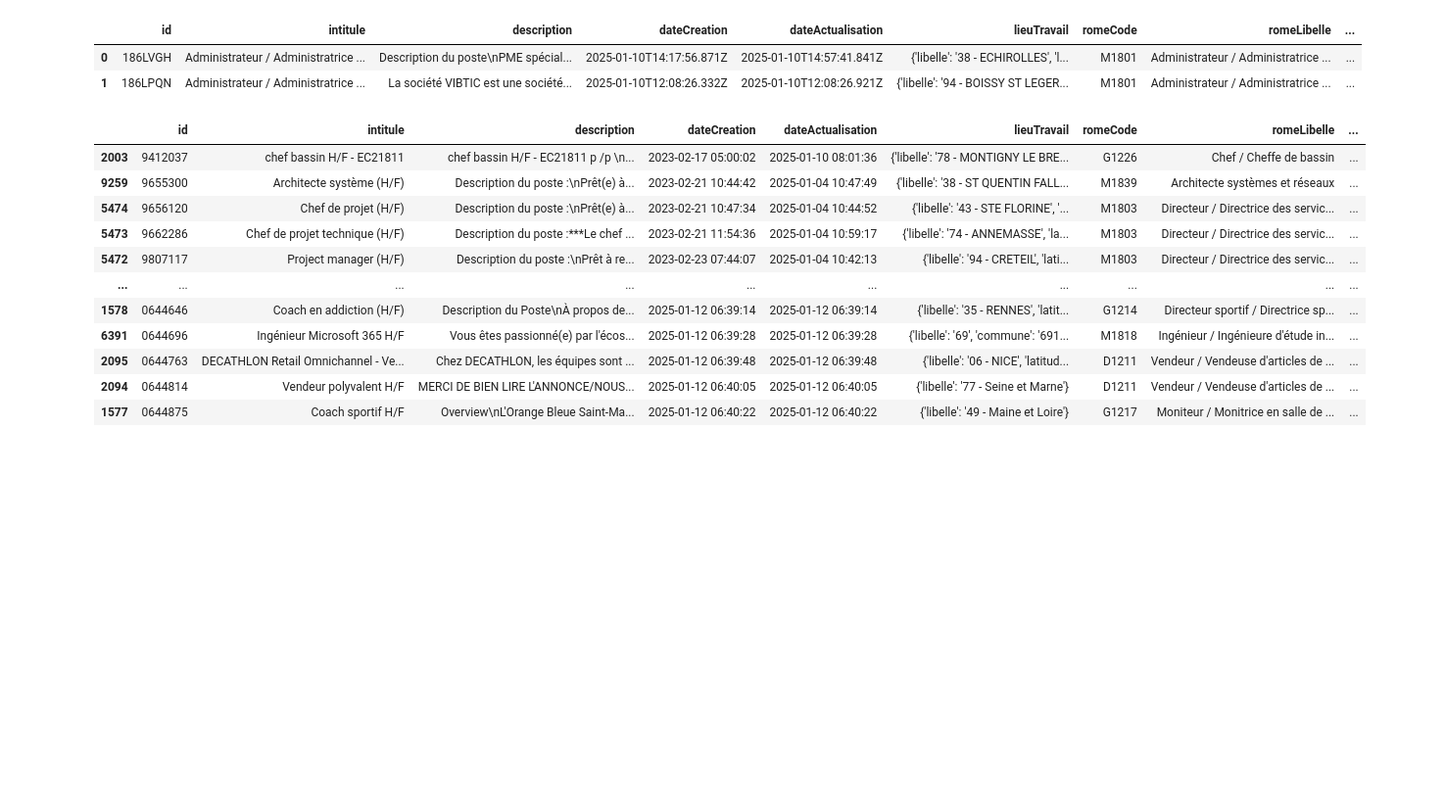
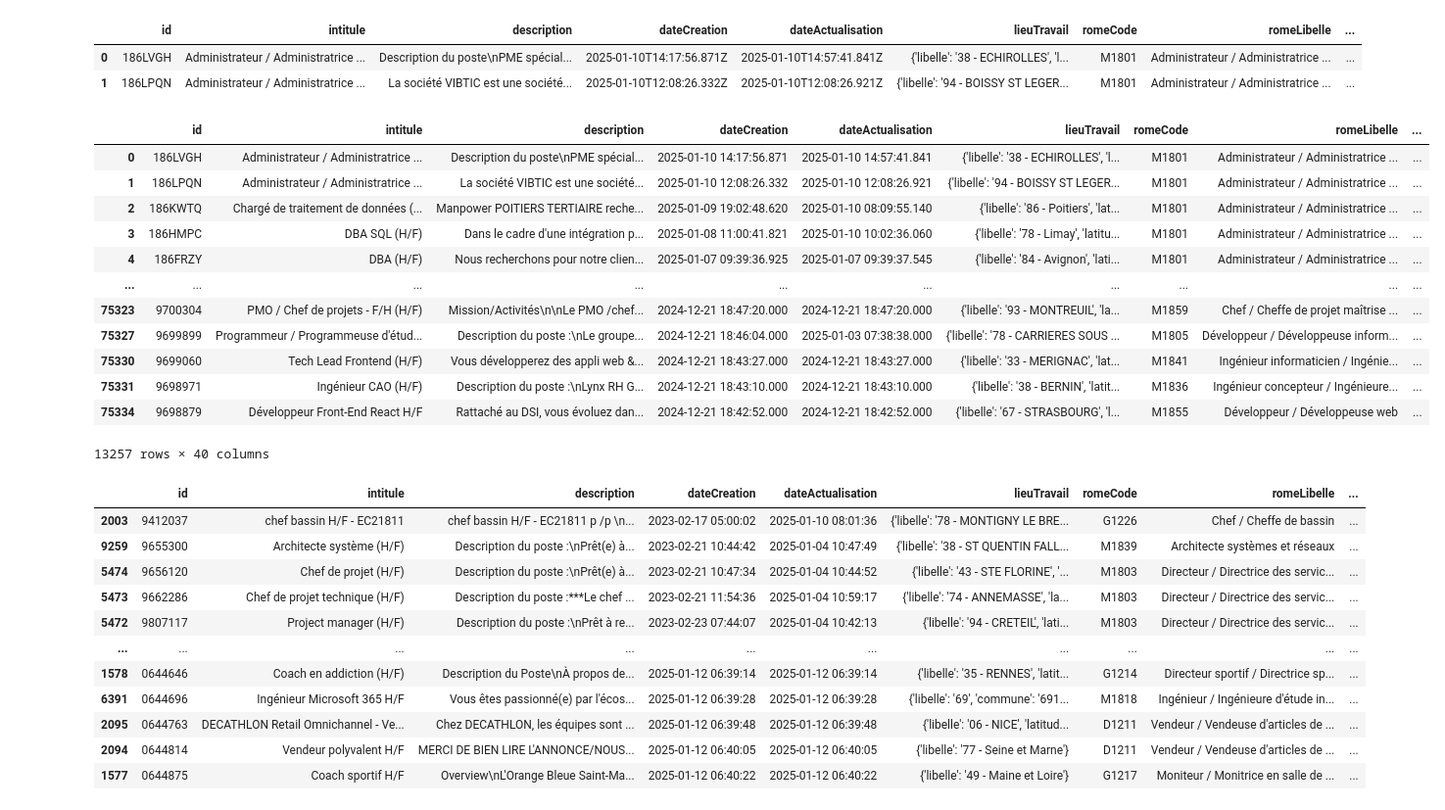
Before and after one commit to vimchun/Job-Market-in-France, a Jupyter notebook: extract/France_Travail/FT_df_playground.ipynb, the cells around one changed output. Shown: that part at 98% size. Saved outputs shown, nothing was run; the diff lists cells and outputs as text; code cells hidden in the pictures; blank space fills up the shorter version.

Commit message:
modifs mineurs : nettoyage pour la PR

```diff
--- a/extract/France_Travail/FT_df_playground.ipynb
+++ b/extract/France_Travail/FT_df_playground.ipynb
@@ -18,6 +18,22 @@ pd.options.display.max_columns = df.shape[0]  # pour pouvoir afficher toutes les
 # %%
 df["dateCreation"] = pd.to_datetime(df["dateCreation"], format="%Y-%m-%dT%H:%M:%S.%fZ")
 df["dateActualisation"] = pd.to_datetime(df["dateActualisation"], format="%Y-%m-%dT%H:%M:%S.%fZ")
+# %%
+df
+# %% [output]
+|  | id | intitule | description | dateCreation | dateActualisation | lieuTravail | romeCode | romeLibelle | ... |
+| 0 | 186LVGH | Administrateur / Administratrice ... | Description du poste\nPME spécial... | 2025-01-10 14:17:56.871 | 2025-01-10 14:57:41.841 | {'libelle': '38 - ECHIROLLES', 'l... | M1801 | Administrateur / Administratrice ... | ... |
+| 1 | 186LPQN | Administrateur / Administratrice ... | La société VIBTIC est une société... | 2025-01-10 12:08:26.332 | 2025-01-10 12:08:26.921 | {'libelle': '94 - BOISSY ST LEGER... | M1801 | Administrateur / Administratrice ... | ... |
+| 2 | 186KWTQ | Chargé de traitement de données (... | Manpower POITIERS TERTIAIRE reche... | 2025-01-09 19:02:48.620 | 2025-01-10 08:09:55.140 | {'libelle': '86 - Poitiers', 'lat... | M1801 | Administrateur / Administratrice ... | ... |
+| 3 | 186HMPC | DBA SQL (H/F) | Dans le cadre d'une intégration p... | 2025-01-08 11:00:41.821 | 2025-01-10 10:02:36.060 | {'libelle': '78 - Limay', 'latitu... | M1801 | Administrateur / Administratrice ... | ... |
+| 4 | 186FRZY | DBA (H/F) | Nous recherchons pour notre clien... | 2025-01-07 09:39:36.925 | 2025-01-07 09:39:37.545 | {'libelle': '84 - Avignon', 'lati... | M1801 | Administrateur / Administratrice ... | ... |
+| ... | ... | ... | ... | ... | ... | ... | ... | ... | ... |
+| 75323 | 9700304 | PMO / Chef de projets - F/H (H/F) | Mission/Activités\n\nLe PMO /chef... | 2024-12-21 18:47:20.000 | 2024-12-21 18:47:20.000 | {'libelle': '93 - MONTREUIL', 'la... | M1859 | Chef / Cheffe de projet maîtrise ... | ... |
+| 75327 | 9699899 | Programmeur / Programmeuse d'étud... | Description du poste :\nLe groupe... | 2024-12-21 18:46:04.000 | 2025-01-03 07:38:38.000 | {'libelle': '78 - CARRIERES SOUS ... | M1805 | Développeur / Développeuse inform... | ... |
+| 75330 | 9699060 | Tech Lead Frontend (H/F) | Vous développerez des appli web &... | 2024-12-21 18:43:27.000 | 2024-12-21 18:43:27.000 | {'libelle': '33 - MERIGNAC', 'lat... | M1841 | Ingénieur informaticien / Ingénie... | ... |
+| 75331 | 9698971 | Ingénieur CAO (H/F) | Description du poste :\nLynx RH G... | 2024-12-21 18:43:10.000 | 2024-12-21 18:43:10.000 | {'libelle': '38 - BERNIN', 'latit... | M1836 | Ingénieur concepteur / Ingénieure... | ... |
+| 75334 | 9698879 | Développeur Front-End React H/F | Rattaché au DSI, vous évoluez dan... | 2024-12-21 18:42:52.000 | 2024-12-21 18:42:52.000 | {'libelle': '67 - STRASBOURG', 'l... | M1855 | Développeur / Développeuse web | ... |
+13257 rows × 40 columns
 # %%
 df.sort_values(by=["dateCreation", "dateActualisation"], ascending=True)
 # %% [output]
```
Also changed, not shown: parts of 1 cell of this notebook, 2 other files.
